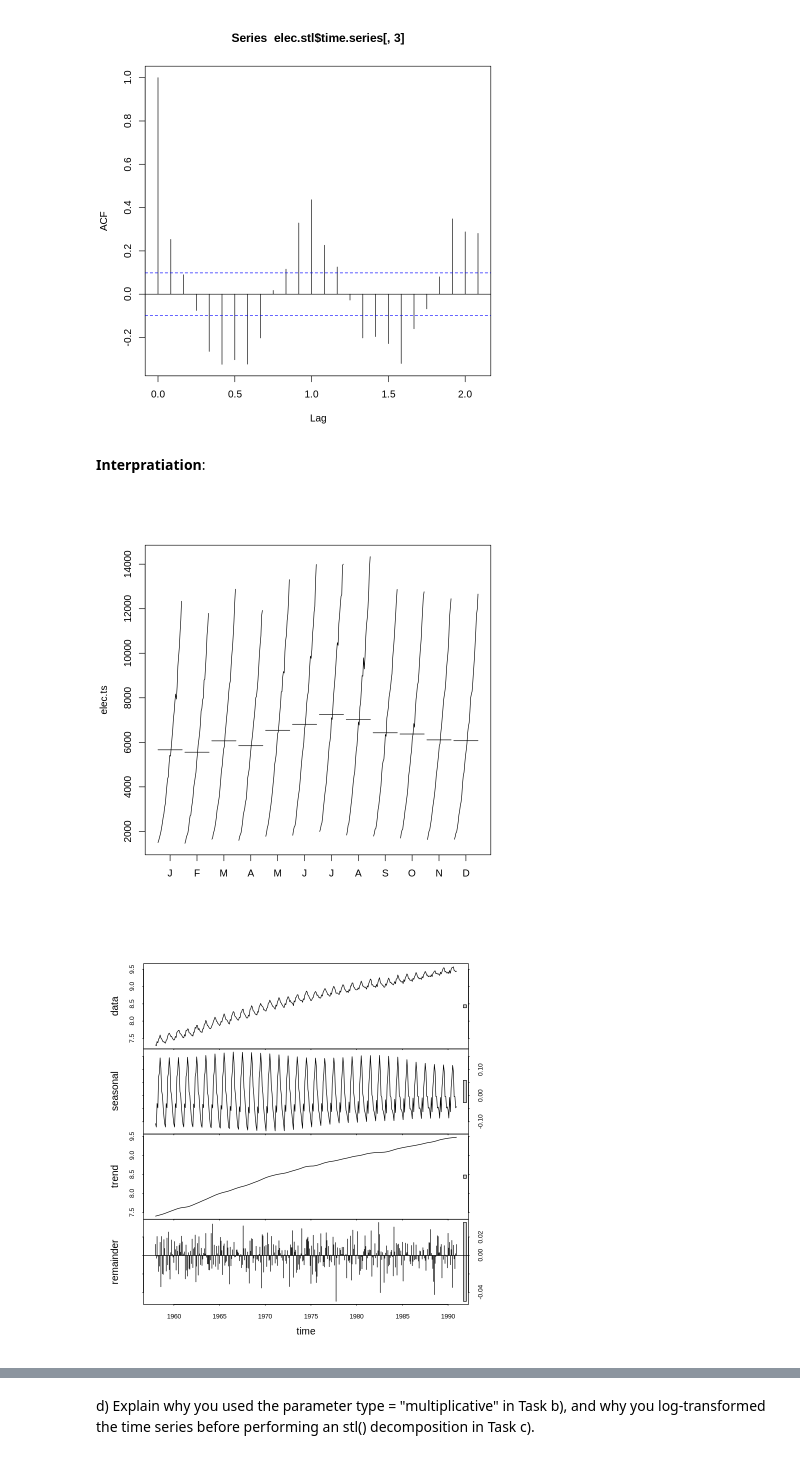
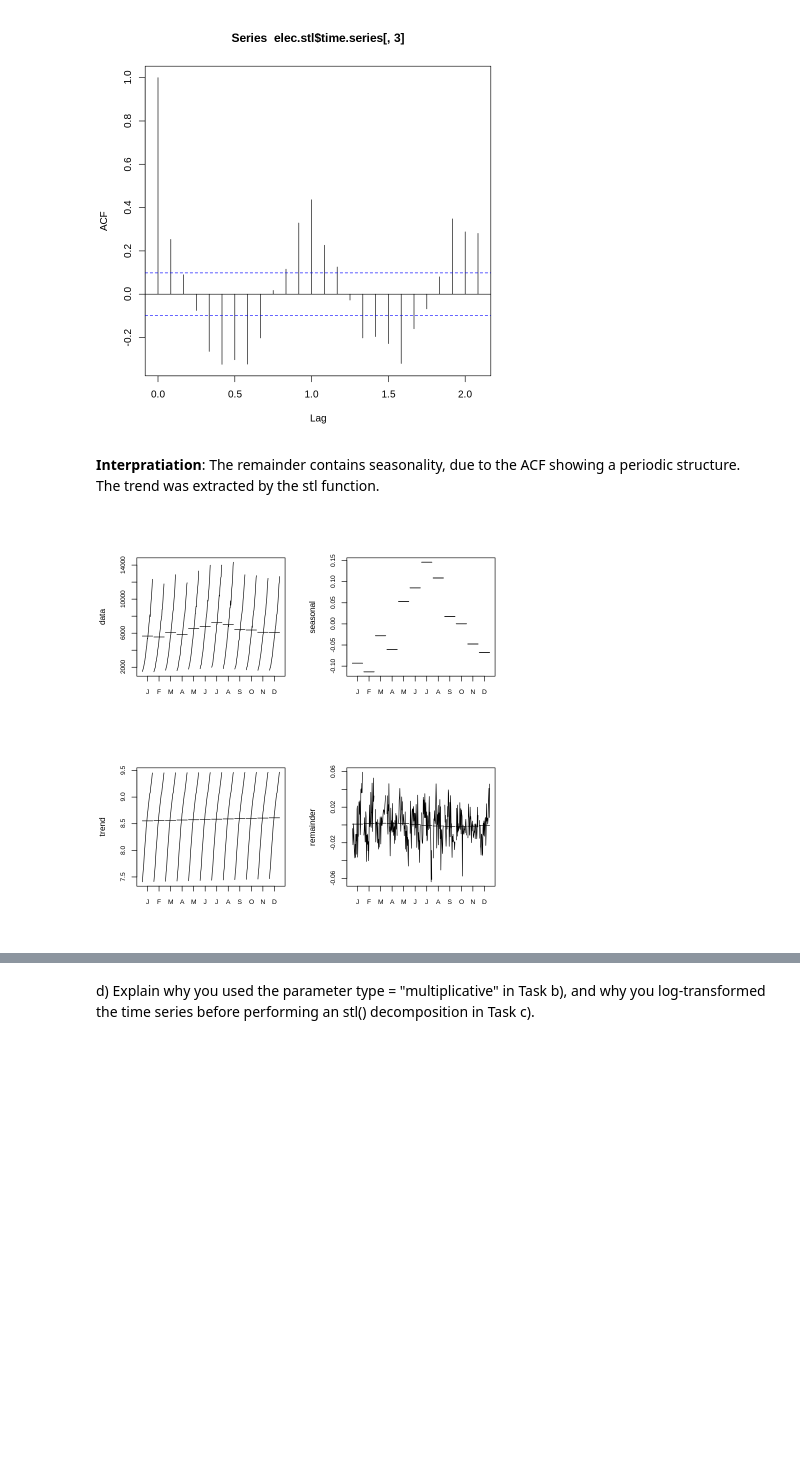
Before and after one commit to philippdrebes/MSCIDS_RTP02, a Jupyter notebook: exercises/exercise03.ipynb, the cells around one changed output, grey strips where cells are left out. Cells and saved outputs as stored; diff of their text form; code cells hidden in the pictures; blank space fills up the shorter version.

```diff
--- a/exercises/exercise03.ipynb
+++ b/exercises/exercise03.ipynb
@@ -97,12 +99,13 @@ acf(elec.stl$time.series[,3])
 [figure]
 [figure]
 # %% [markdown]
-**Interpratiation**:
+**Interpratiation**: The remainder contains seasonality, due to the ACF showing a periodic structure. The trend was extracted by the stl function.
 # %%
-monthplot(elec.ts)
-elec.stl.2 <- stl(log(elec.ts), s.window = 11)
-plot(elec.stl.2)
-acf(elec.stl.2$time.series[,3])
+par(mfrow=c(2,2))
+
+monthplot(elec.ts, ylab = "data", cex.axis = 0.8)
+monthplot(elec.stl, choice="seasonal", cex.axis = 0.8)
+monthplot(elec.stl, choice="trend", cex.axis = 0.8)
+monthplot(elec.stl, choice="remainder", cex.axis = 0.8)
 # %% [output]
-[figure, old version]
+[figure, new version]
-[figure, removed]
```
Also changed, not shown: parts of 6 cells of this notebook.
